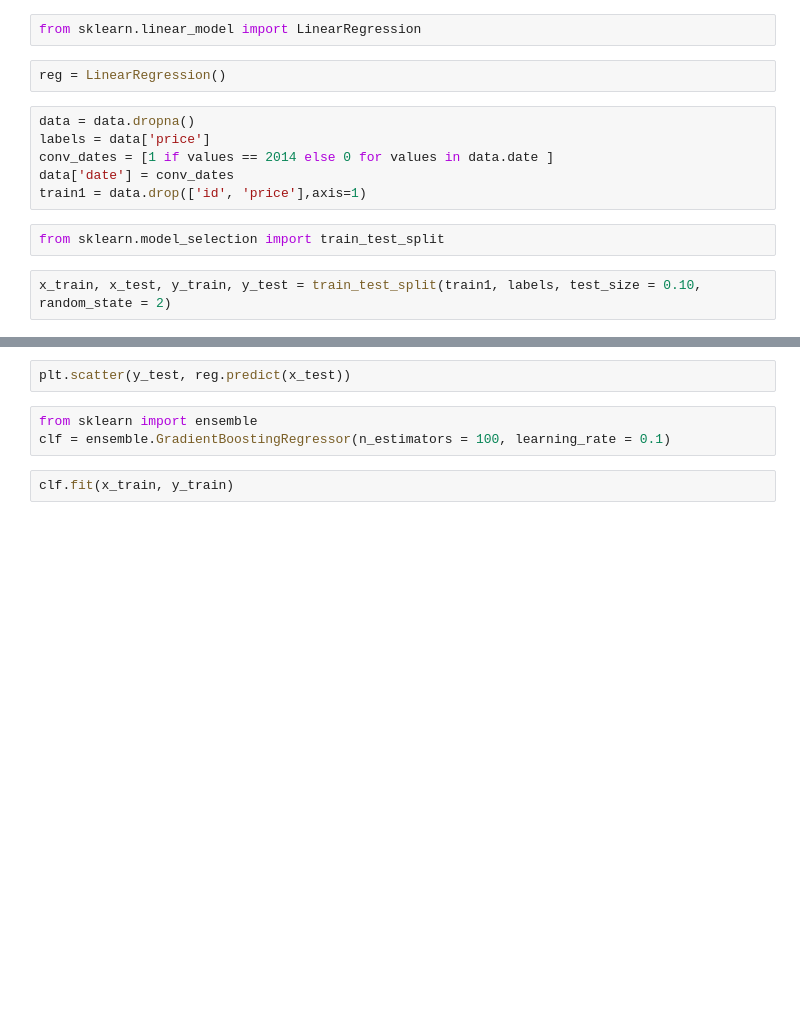
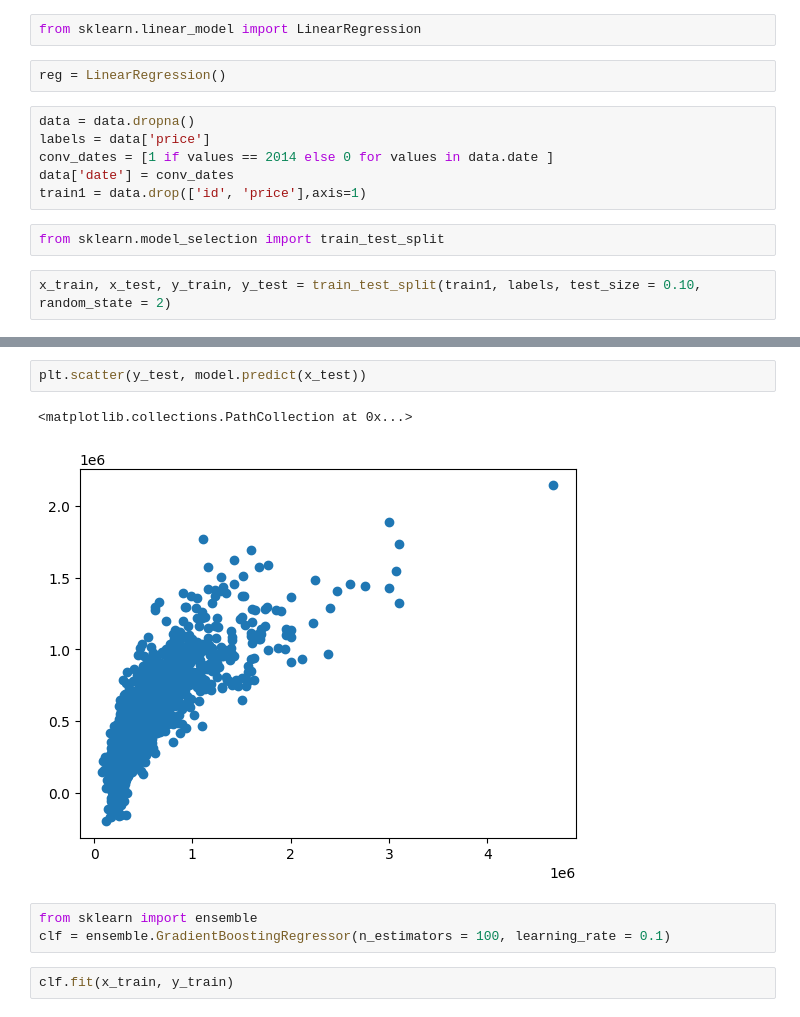
Before and after one commit to daanzap/ai_robot, a Jupyter notebook: notebooks/demo-housesales.ipynb, the cells around one changed output, grey strips where cells are left out. Cells and saved outputs as stored; diff of their text form; blank space fills up the shorter version.

```diff
--- a/notebooks/demo-housesales.ipynb
+++ b/notebooks/demo-housesales.ipynb
@@ -87,5 +162,8 @@ model.score(x_test, y_test)
 # %%
-plt.scatter(y_test, reg.predict(x_test))
+plt.scatter(y_test, model.predict(x_test))
+# %% [output]
+<matplotlib.collections.PathCollection at 0x...>
+[figure, added]
 # %%
 from sklearn import ensemble
 clf = ensemble.GradientBoostingRegressor(n_estimators = 100, learning_rate = 0.1)
```
Also changed, not shown: parts of 25 cells of this notebook, 7 other files.
